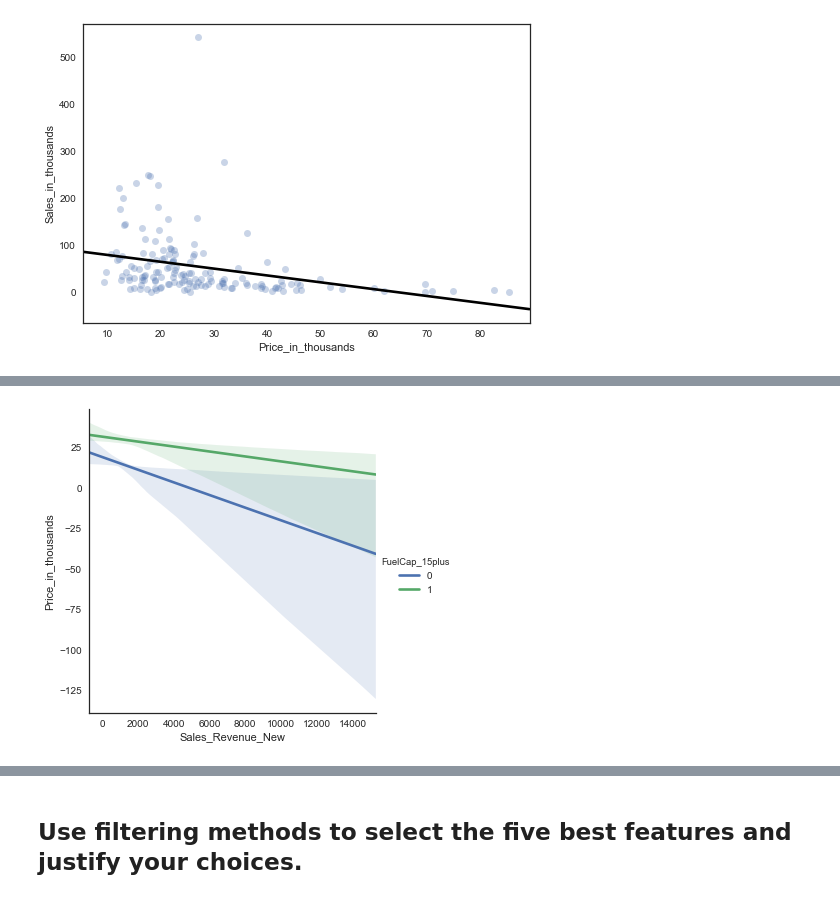
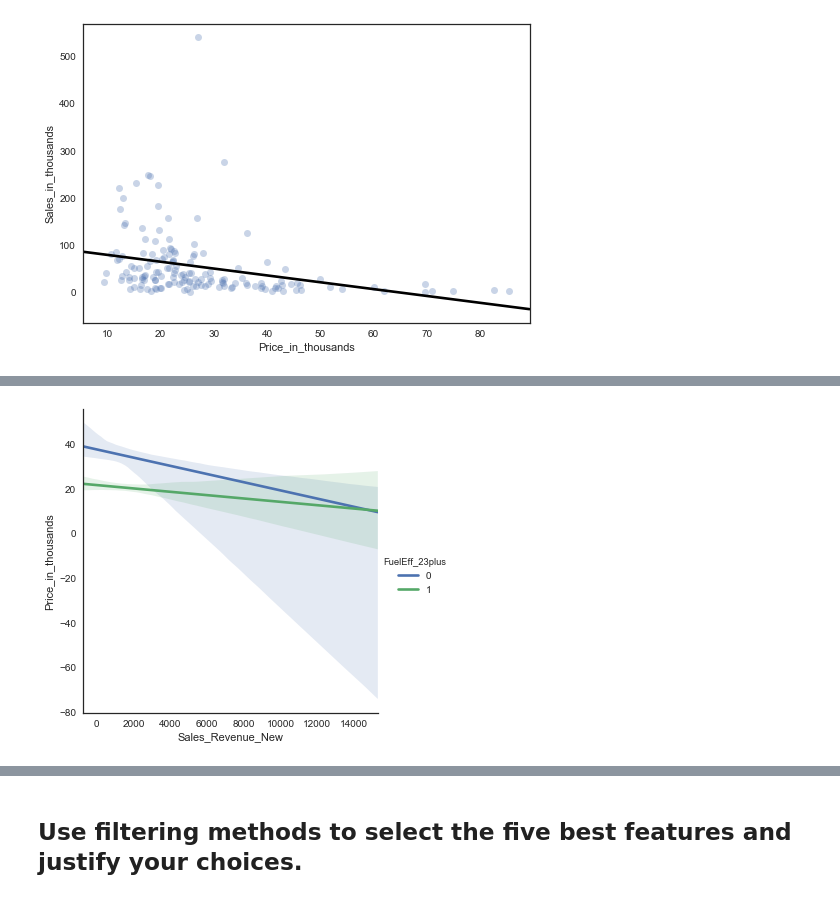
Before and after one commit to mguemon/Thinkful-, a Jupyter notebook: Challenge_PreparingToModel.ipynb, the cells around one changed output, grey strips where cells are left out. Saved outputs shown, nothing was run; the diff lists cells and outputs as text; code cells hidden in the pictures.

```diff
--- a/Challenge_PreparingToModel.ipynb
+++ b/Challenge_PreparingToModel.ipynb
@@ -323,17 +338,16 @@ plt.show()
 # %%
 # Create an interaction.
-features['Car_CAP_Value'] = features['Sales_Revenue_New'] * features['FuelCap_15plus']
+features['Car_EFF_Value'] = features['Sales_Revenue_New'] * features['FuelEff_23plus']
 
 # A plot of an interaction.
 # Add the 'tvtot' feature to the features data frame for plotting.
-features['Price_in_thousands'] = df['Price_in_thousands']
 sns.lmplot(
     x='Sales_Revenue_New',
     y='Price_in_thousands',
-    hue='FuelCap_15plus',
+    hue='FuelEff_23plus',
     data=features,
     scatter=False
 )
 plt.show()
 # %% [output]
-[figure, old version]
+[figure, new version]
```
Also changed, not shown: parts of 6 cells of this notebook.
